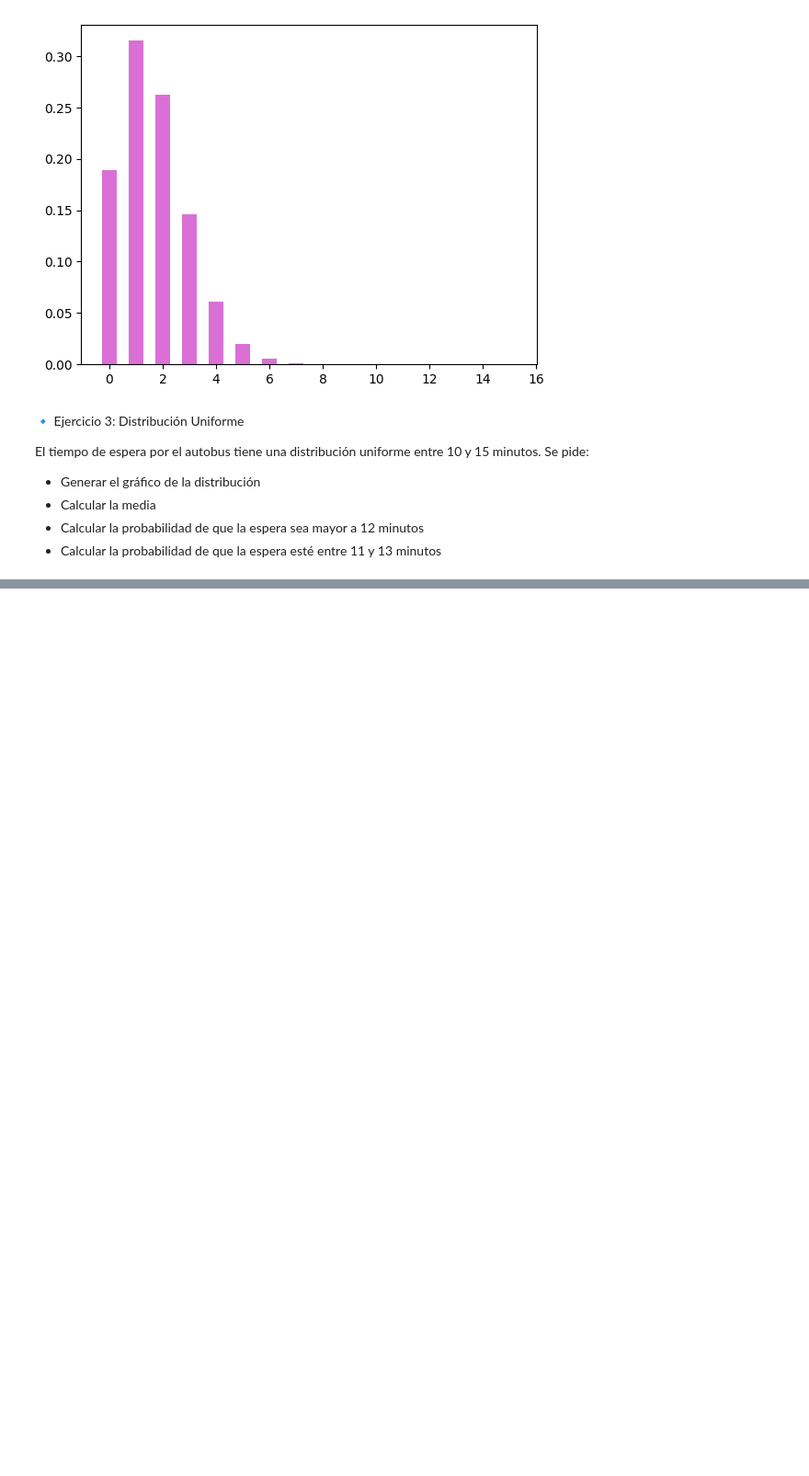
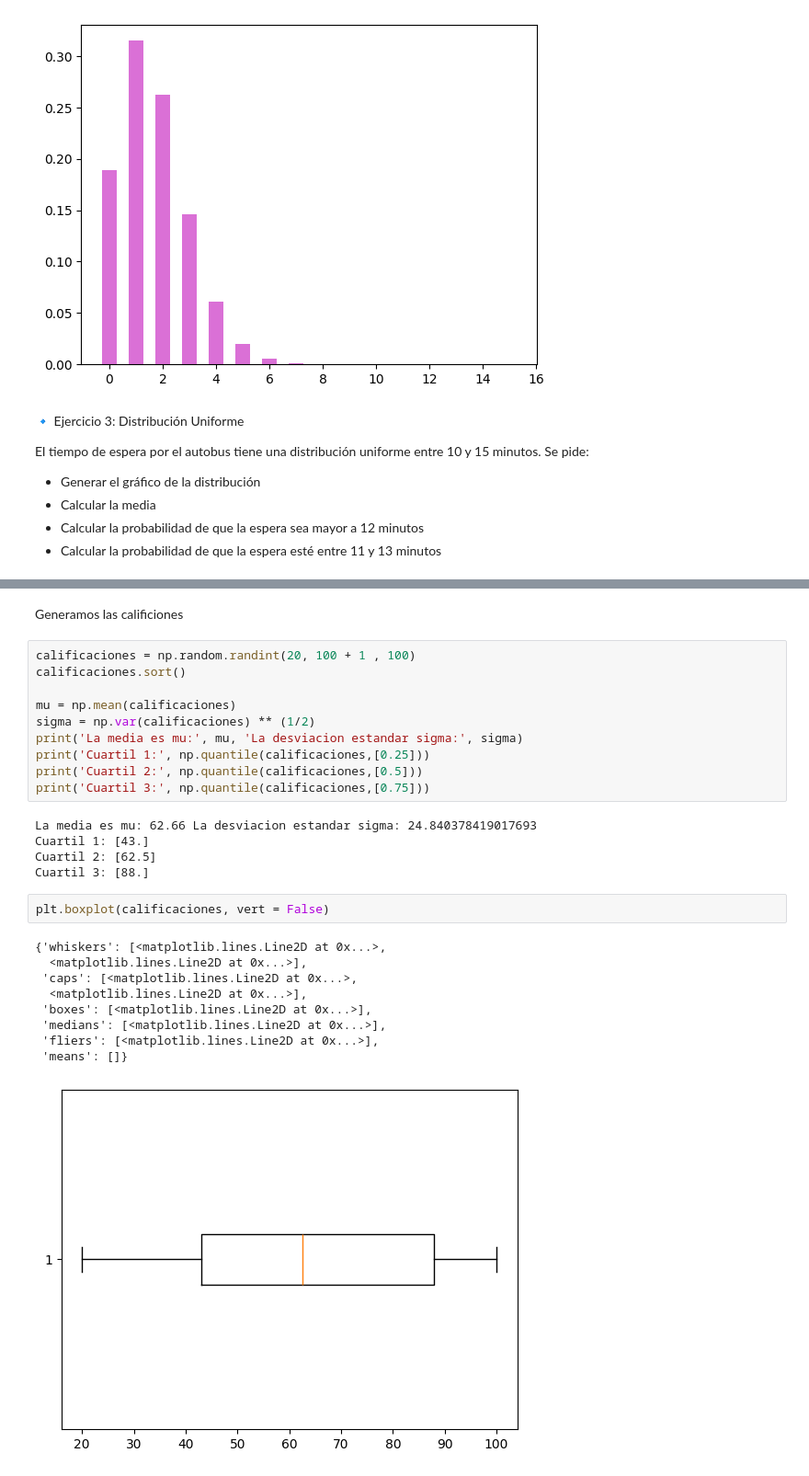
Before and after one commit to EzeGB/PythonExcercises, a Jupyter notebook: practica3DiplomadoCD.ipynb, the cells around one changed output, grey strips where cells are left out. Shown at 92% size. Saved outputs shown, nothing was run; the diff lists cells and outputs as text; blank space fills up the shorter version.

```diff
--- a/practica3DiplomadoCD.ipynb
+++ b/practica3DiplomadoCD.ipynb
@@ -147,0 +211,29 @@ El tiempo de espera por el autobus tiene una distribución uniforme entre 10 y 1
+# %% [markdown]
+Generamos las calificiones
+# %%
+calificaciones = np.random.randint(20, 100 + 1 , 100)
+calificaciones.sort()
+
+mu = np.mean(calificaciones)
+sigma = np.var(calificaciones) ** (1/2)
+print('La media es mu:', mu, 'La desviacion estandar sigma:', sigma)
+print('Cuartil 1:', np.quantile(calificaciones,[0.25]))
+print('Cuartil 2:', np.quantile(calificaciones,[0.5]))
+print('Cuartil 3:', np.quantile(calificaciones,[0.75]))
+# %% [output]
+La media es mu: 62.66 La desviacion estandar sigma: 24.840378419017693
+Cuartil 1: [43.]
+Cuartil 2: [62.5]
+Cuartil 3: [88.]
+# %%
+plt.boxplot(calificaciones, vert = False)
+# %% [output]
+{'whiskers': [<matplotlib.lines.Line2D at 0x...>,
+  <matplotlib.lines.Line2D at 0x...>],
+ 'caps': [<matplotlib.lines.Line2D at 0x...>,
+  <matplotlib.lines.Line2D at 0x...>],
+ 'boxes': [<matplotlib.lines.Line2D at 0x...>],
+ 'medians': [<matplotlib.lines.Line2D at 0x...>],
+ 'fliers': [<matplotlib.lines.Line2D at 0x...>],
+ 'means': []}
+[figure, added]
```
Also changed, not shown: parts of 17 cells of this notebook.
